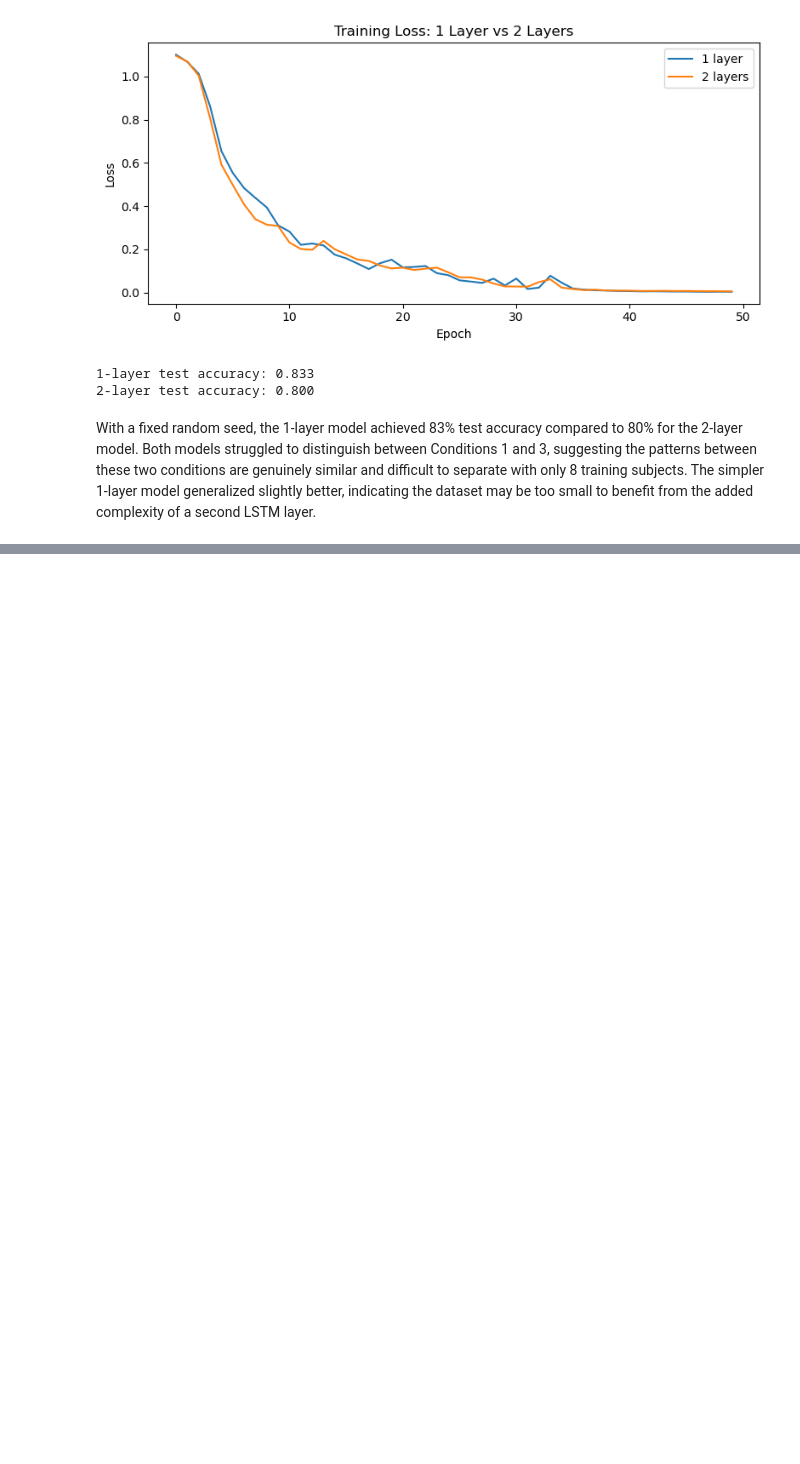
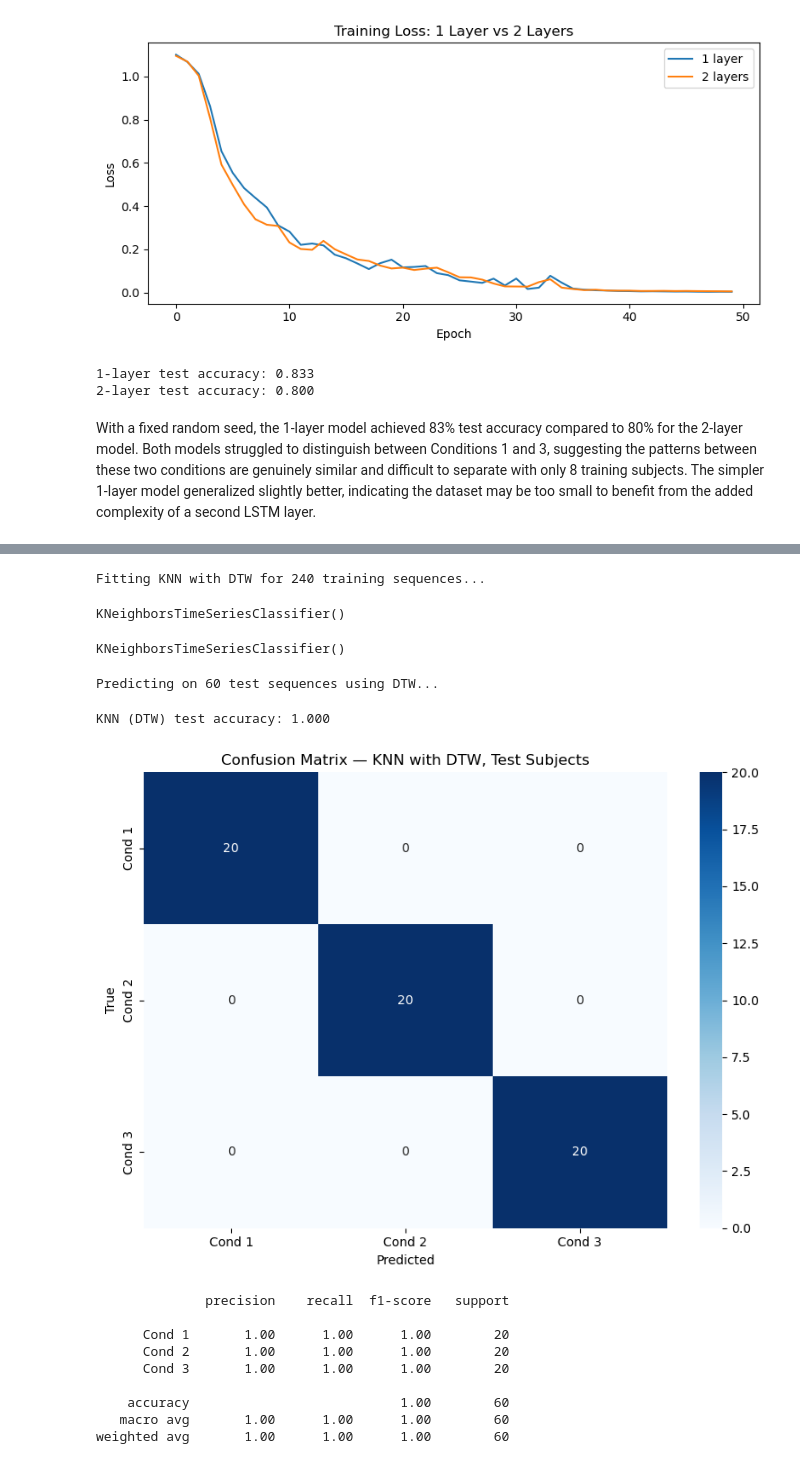
Before and after one commit to jiang-h-y/gait-condition-classification, a Jupyter notebook: analysis_pytorch.ipynb, the cells around one changed output, grey strips where cells are left out. Cells and saved outputs as stored; diff of their text form; code cells hidden in the pictures; blank space fills up the shorter version.

Commit message:
Added kNN w/ DTM (Data Time Warping), along with explanations for 1.0 accuracy.

```diff
--- a/analysis_pytorch.ipynb
+++ b/analysis_pytorch.ipynb
@@ -394,0 +399,71 @@ With a fixed random seed, the 1-layer model achieved 83% test accuracy compared
+# %%
+# number of training and test sequences
+n_train = X_train.shape[0]
+n_test  = X_test.shape[0]
+
+print(f"Fitting KNN with DTW for {n_train} training sequences...")
+
+# initialize KNN classifier for time series data
+# DTW is used as the distance metric to compare sequences
+# no need to precompute distance matrices since tslearn handles this internally
+knn = KNeighborsTimeSeriesClassifier(n_neighbors=5, metric="dtw")
+# %% [output]
+Fitting KNN with DTW for 240 training sequences...
+# %%
+# fit model by storing training sequences and labels
+# distances will be computed during prediction using DTW alignment
+knn.fit(X_train, y_train)
+# %% [output]
+KNeighborsTimeSeriesClassifier()
+# %%
+# fit model by storing training sequences and labels
+# distances will be computed during prediction using DTW alignment
+knn.fit(X_train, y_train)
+# %% [output]
+KNeighborsTimeSeriesClassifier()
+# %%
+print(f"Predicting on {n_test} test sequences using DTW...")
+
+# predict labels for test sequences
+# for each test sample, DTW distances are computed to training samples
+# and the majority label among nearest neighbors is returned
+y_pred_knn = knn.predict(X_test)
+# %% [output]
+Predicting on 60 test sequences using DTW...
+# %%
+# evaluate KNN performance on test set
+acc_knn = (y_pred_knn == y_test).mean()
+print(f"KNN (DTW) test accuracy: {acc_knn:.3f}")
+# %% [output]
+KNN (DTW) test accuracy: 1.000
+# %%
+# confusion matrix — shows which conditions the model confused with each other
+cm_knn = confusion_matrix(y_test, y_pred_knn)
+plt.figure(figsize=(8, 6))
+sns.heatmap(
+    cm_knn, annot=True, fmt="d", cmap="Blues",
+    xticklabels=[f"Cond {i+1}" for i in range(n_classes)],  # predicted conditions
+    yticklabels=[f"Cond {i+1}" for i in range(n_classes)]   # true conditions
+)
+plt.xlabel("Predicted")
+plt.ylabel("True")
+plt.title("Confusion Matrix — KNN with DTW, Test Subjects")
+plt.tight_layout()
+plt.show()
+
+# per-condition breakdown of precision, recall, and f1-score
+print(classification_report(
+    y_test, y_pred_knn,
+    target_names=[f"Cond {i+1}" for i in range(n_classes)]
+))
+# %% [output]
+[figure, added]
+              precision    recall  f1-score   support
+
+      Cond 1       1.00      1.00      1.00        20
+      Cond 2       1.00      1.00      1.00        20
+      Cond 3       1.00      1.00      1.00        20
+
+    accuracy                           1.00        60
+   macro avg       1.00      1.00      1.00        60
+weighted avg       1.00      1.00      1.00        60
```
Also changed, not shown: parts of 6 cells of this notebook.
